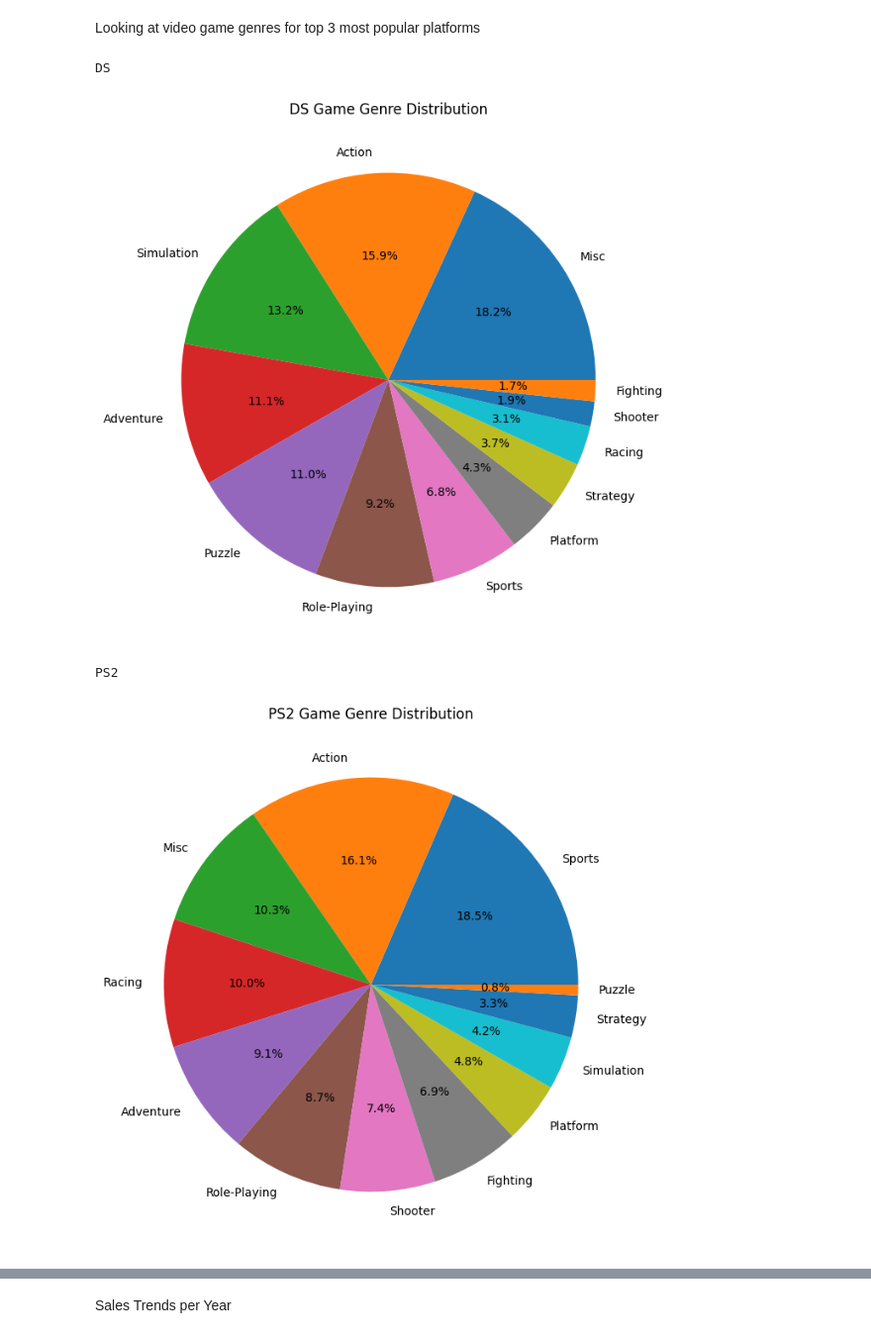
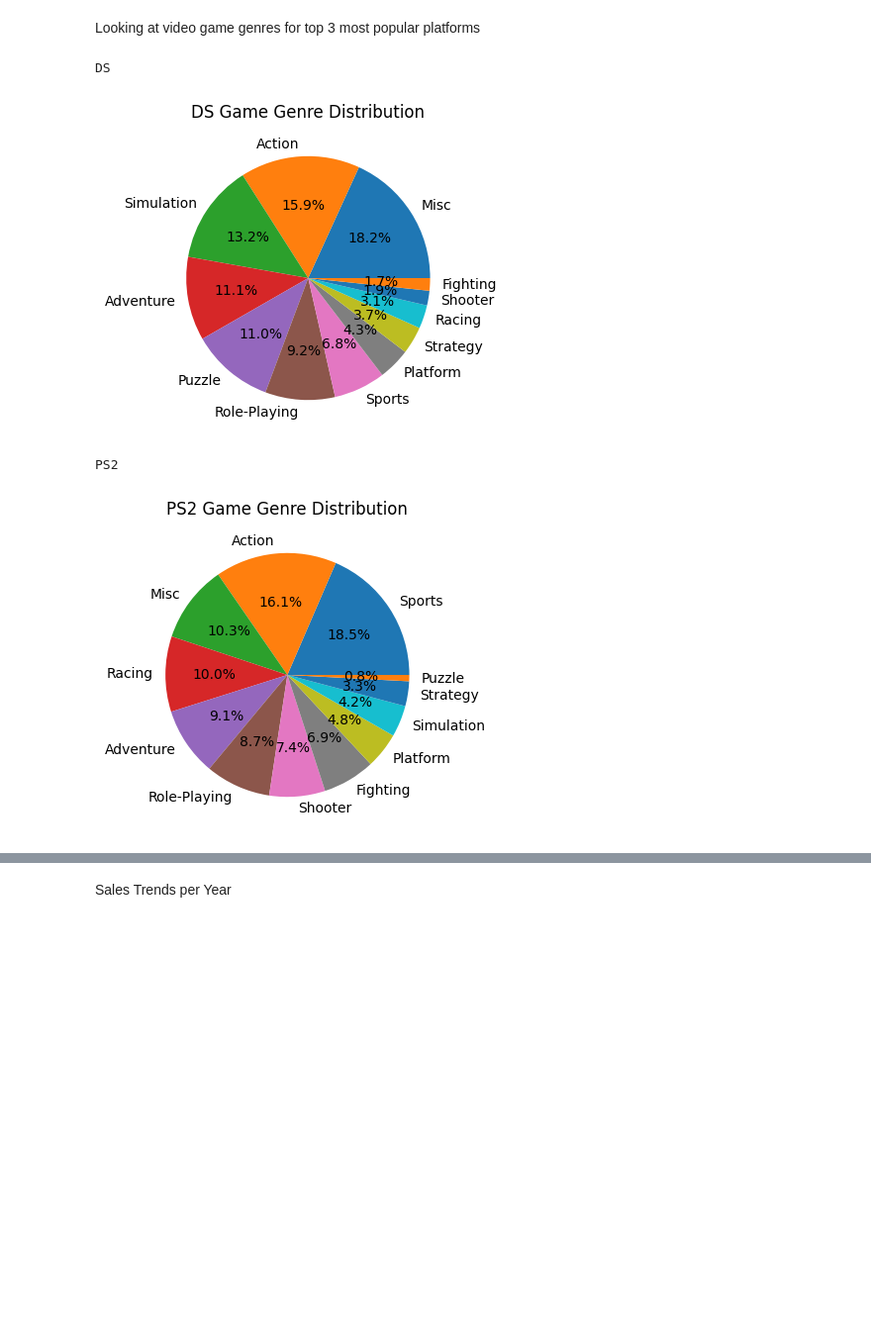
Before and after one commit to bdatye/VideoGameSalesTrends, a Jupyter notebook: VideoGamesSalesTrends.ipynb, the cells around one changed output, grey strips where cells are left out. Shown at 99% size. Drawn from its saved outputs; the diff is of its cells as text; code cells hidden in the pictures; blank space fills up the shorter version.

Commit message:
changed pie chart dimensions

```diff
--- a/VideoGamesSalesTrends.ipynb
+++ b/VideoGamesSalesTrends.ipynb
@@ -120,33 +120,33 @@ Looking at video game genres for top 3 most popular platforms
 # %%
 '''#print(dfMost['Platform'][0])
 platform1 = dfMost['Platform'][0]   #getting name of platform with most games
 print(platform1)
 
 df = videoGameData_df[videoGameData_df['Platform']==platform1]['Genre'].value_counts().reset_index()    #getting count per genre for platform 1
 #print(df)
 df.plot(y='count', kind='pie', labels=df['Genre'], autopct='%1.1f%%', textprops={'fontsize': 10}, figsize=(12,8), legend=False)
 plt.ylabel('')
 plt.title(platform1 + ' Game Genre Distribution')
 plt.show()'''
 
 df = videoGameData_df['Platform'].value_counts().reset_index()
 
 counter = 0
 while (counter<3):
     platform = dfMost['Platform'][counter]   #getting name of platform with most games
     print(platform)
 
     df = videoGameData_df[videoGameData_df['Platform']==platform]['Genre'].value_counts().reset_index()    #getting count per genre for platform 1
     #print(df)
-    df.plot(y='count', kind='pie', labels=df['Genre'], autopct='%1.1f%%', textprops={'fontsize': 10}, figsize=(12,8), legend=False)
+    df.plot(y='count', kind='pie', labels=df['Genre'], autopct='%1.1f%%', textprops={'fontsize': 10}, figsize=(4,4), legend=False)
     plt.ylabel('')
     plt.title(platform + ' Game Genre Distribution')
     plt.show()
 
     counter = counter + 1
 # %% [output]
 DS
-[figure, old version]
+[figure, new version]
 PS2
-[figure, old version]
+[figure, new version]
 PS3
```
Also changed, not shown: parts of 1 cell of this notebook.
